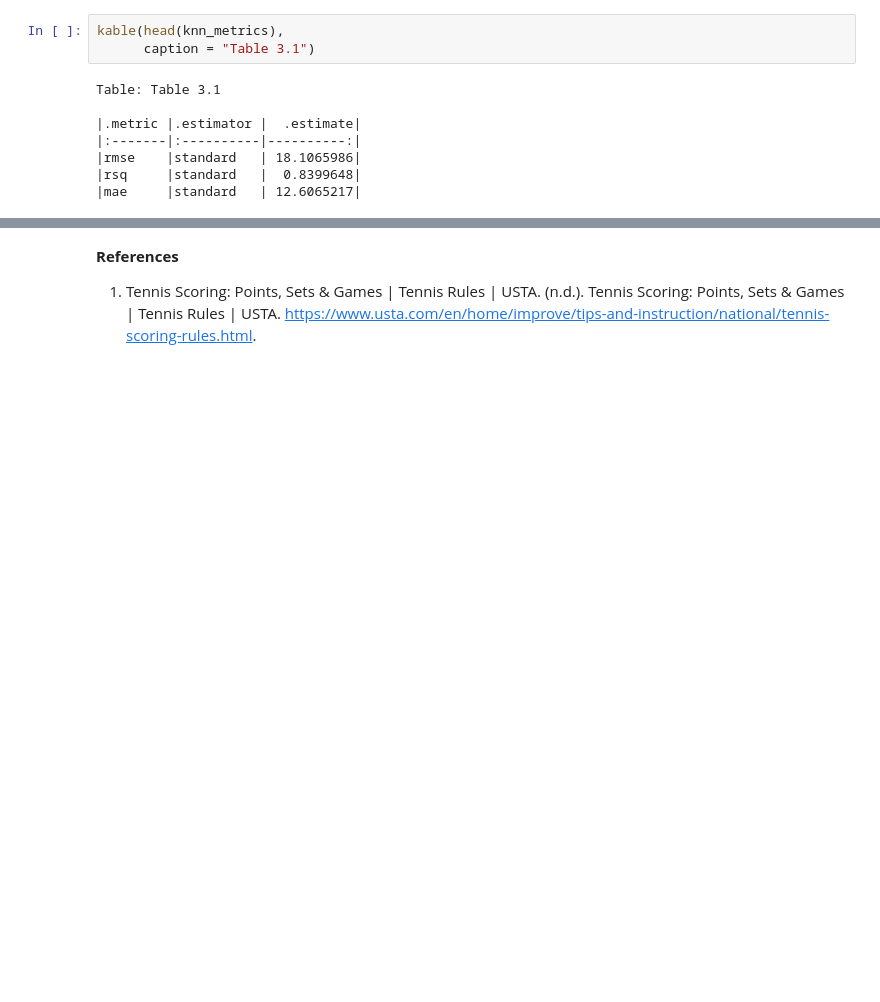
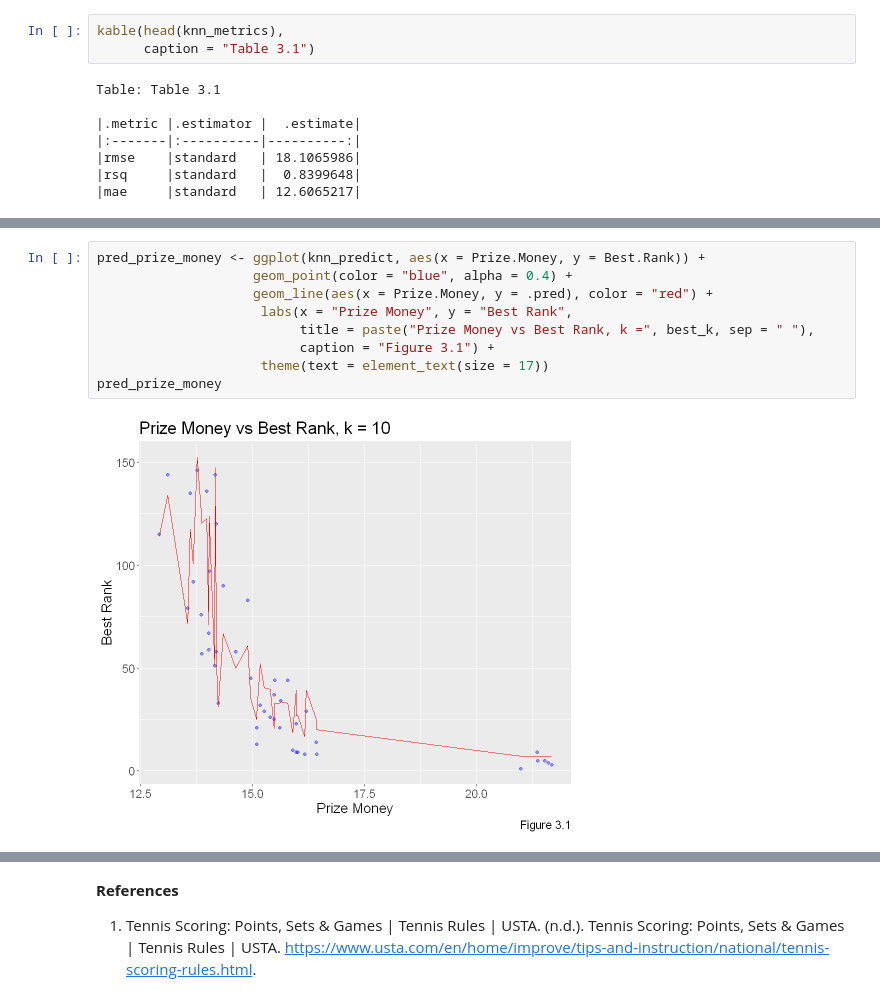
Before and after one commit to GuacamoleL0ver/DSCI100Group47, a Jupyter notebook: ProjectLM.ipynb, the cells around one changed output, grey strips where cells are left out. Saved outputs shown, nothing was run; the diff lists cells and outputs as text; blank space fills up the shorter version.

```diff
--- a/ProjectLM.ipynb
+++ b/ProjectLM.ipynb
@@ -275,0 +277,11 @@ PredPlot
+# %%
+pred_prize_money <- ggplot(knn_predict, aes(x = Prize.Money, y = Best.Rank)) +
+                    geom_point(color = "blue", alpha = 0.4) +
+                    geom_line(aes(x = Prize.Money, y = .pred), color = "red") +
+                     labs(x = "Prize Money", y = "Best Rank",
+                          title = paste("Prize Money vs Best Rank, k =", best_k, sep = " "),
+                          caption = "Figure 3.1") +
+                     theme(text = element_text(size = 17))
+pred_prize_money
+# %% [output]
+[figure, added]
```
Also changed, not shown: parts of 11 cells of this notebook.
